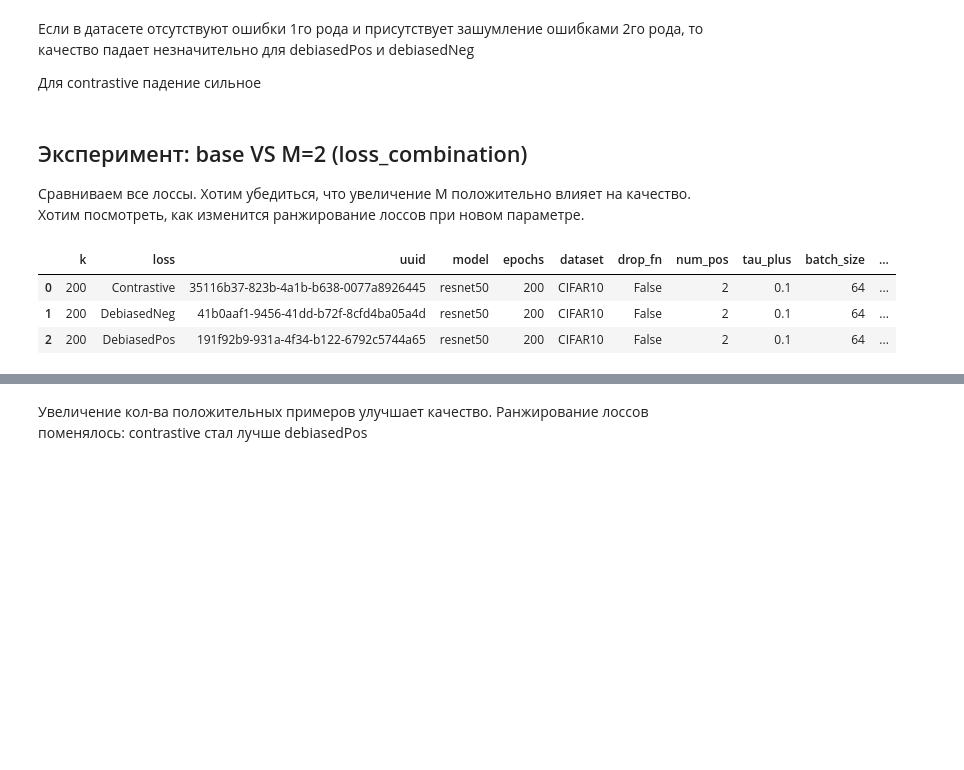
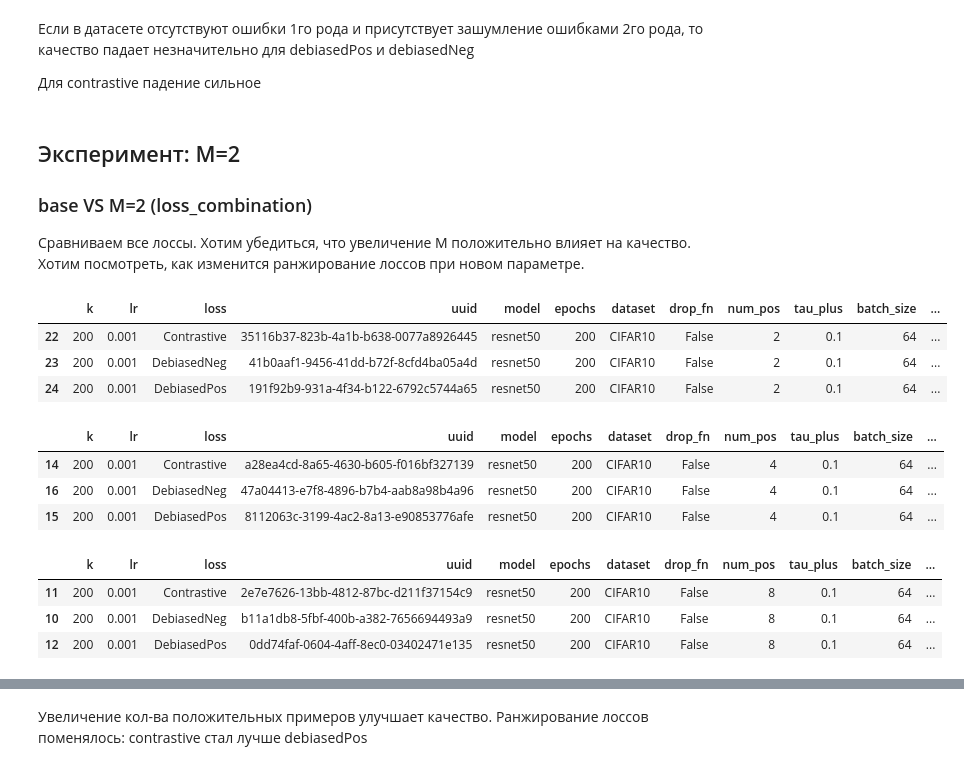
Before and after one commit to AsciiShell/hse_DCL_positive, a Jupyter notebook: plot_experiments.ipynb, the cells around one changed output, grey strips where cells are left out. Cells and saved outputs as stored; diff of their text form; code cells hidden in the pictures; blank space fills up the shorter version.

```diff
--- a/plot_experiments.ipynb
+++ b/plot_experiments.ipynb
@@ -42,7 +68,7 @@ for uuid_ in runs:
         js = json.load(f)
         exp_df.append(js)
 # %%
-exp_df = pd.DataFrame(exp_df)
+exp_df = pd.DataFrame(exp_df).fillna(0)
 # %%
 exp_df.drop(index=exp_df[exp_df["loss"] == "DebiasedPos"].index, inplace=True)
 exp_df.replace({"DebiasedPosV2": "DebiasedPos"}, inplace=True)
@@ -70,9 +126,11 @@ base_dict = {
     "drop_fn": False,
     "num_pos": 1,
     "tau_plus": 0.1,
+    "loss_neg_w": 0,
     "batch_size": 64,
     "m_agg_mode": "loss_combination",
     "noise_frac": 0,
+    "lr": 0.001,
 }
 x = exp_df.copy()
 for k, v in base_dict.items():
@@ -87,0 +148,9 @@ base_df
+# %%
+new_dict = base_dict.copy()
+new_dict["lr"] = 0.0005
+
+x = exp_df.copy()
+for k, v in new_dict.items():
+    x = x[x[k] == v].copy()
+new_df = x.sort_values("loss").copy()
+new_df
@@ -418,22 +522,53 @@ plt.show()
 
 Для contrastive падение сильное
 # %% [markdown]
-## Эксперимент: base VS M=2 (loss_combination)
+## Эксперимент: M=2
+
+### base VS M=2 (loss_combination)
+
 Сравниваем все лоссы. Хотим убедиться, что увеличение M положительно влияет на качество. Хотим посмотреть, как изменится ранжирование лоссов при новом параметре.
 # %%
-new_dict = base_dict.copy()
-new_dict["num_pos"] = 2
+new_dict_2 = base_dict.copy()
+new_dict_2["num_pos"] = 2
 
 x = exp_df.copy()
-for k, v in new_dict.items():
+for k, v in new_dict_2.items():
     x = x[x[k] == v].copy()
-new_df = x.sort_values("loss").copy()
-new_df
+new_df_2 = x.sort_values("loss").copy()
+new_df_2
 # %% [output]
-|  | k | loss | uuid | model | epochs | dataset | drop_fn | num_pos | tau_plus | batch_size | ... |
-| 0 | 200 | Contrastive | 35116b37-823b-4a1b-b638-0077a8926445 | resnet50 | 200 | CIFAR10 | False | 2 | 0.1 | 64 | ... |
-| 1 | 200 | DebiasedNeg | 41b0aaf1-9456-41dd-b72f-8cfd4ba05a4d | resnet50 | 200 | CIFAR10 | False | 2 | 0.1 | 64 | ... |
-| 2 | 200 | DebiasedPos | 191f92b9-931a-4f34-b122-6792c5744a65 | resnet50 | 200 | CIFAR10 | False | 2 | 0.1 | 64 | ... |
+|  | k | lr | loss | uuid | model | epochs | dataset | drop_fn | num_pos | tau_plus | batch_size | ... |
+| 22 | 200 | 0.001 | Contrastive | 35116b37-823b-4a1b-b638-0077a8926445 | resnet50 | 200 | CIFAR10 | False | 2 | 0.1 | 64 | ... |
+| 23 | 200 | 0.001 | DebiasedNeg | 41b0aaf1-9456-41dd-b72f-8cfd4ba05a4d | resnet50 | 200 | CIFAR10 | False | 2 | 0.1 | 64 | ... |
+| 24 | 200 | 0.001 | DebiasedPos | 191f92b9-931a-4f34-b122-6792c5744a65 | resnet50 | 200 | CIFAR10 | False | 2 | 0.1 | 64 | ... |
+# %%
+new_dict_4 = base_dict.copy()
+new_dict_4["num_pos"] = 4
+
+x = exp_df.copy()
+for k, v in new_dict_4.items():
+    x = x[x[k] == v].copy()
+new_df_4 = x.sort_values("loss").copy()
+new_df_4
+# %% [output]
+|  | k | lr | loss | uuid | model | epochs | dataset | drop_fn | num_pos | tau_plus | batch_size | ... |
+| 14 | 200 | 0.001 | Contrastive | a28ea4cd-8a65-4630-b605-f016bf327139 | resnet50 | 200 | CIFAR10 | False | 4 | 0.1 | 64 | ... |
+| 16 | 200 | 0.001 | DebiasedNeg | 47a04413-e7f8-4896-b7b4-aab8a98b4a96 | resnet50 | 200 | CIFAR10 | False | 4 | 0.1 | 64 | ... |
+| 15 | 200 | 0.001 | DebiasedPos | 8112063c-3199-4ac2-8a13-e90853776afe | resnet50 | 200 | CIFAR10 | False | 4 | 0.1 | 64 | ... |
+# %%
+new_dict_8 = base_dict.copy()
+new_dict_8["num_pos"] = 8
+
+x = exp_df.copy()
+for k, v in new_dict_8.items():
+    x = x[x[k] == v].copy()
+new_df_8 = x.sort_values("loss").copy()
+new_df_8
+# %% [output]
+|  | k | lr | loss | uuid | model | epochs | dataset | drop_fn | num_pos | tau_plus | batch_size | ... |
+| 11 | 200 | 0.001 | Contrastive | 2e7e7626-13bb-4812-87bc-d211f37154c9 | resnet50 | 200 | CIFAR10 | False | 8 | 0.1 | 64 | ... |
+| 10 | 200 | 0.001 | DebiasedNeg | b11a1db8-5fbf-400b-a382-7656694493a9 | resnet50 | 200 | CIFAR10 | False | 8 | 0.1 | 64 | ... |
+| 12 | 200 | 0.001 | DebiasedPos | 0dd74faf-0604-4aff-8ec0-03402471e135 | resnet50 | 200 | CIFAR10 | False | 8 | 0.1 | 64 | ... |
 # %%
 plt.figure(figsize=(8, 5))
 for i, row in base_df.iterrows():
```
Also changed, not shown: parts of 55 cells of this notebook.
